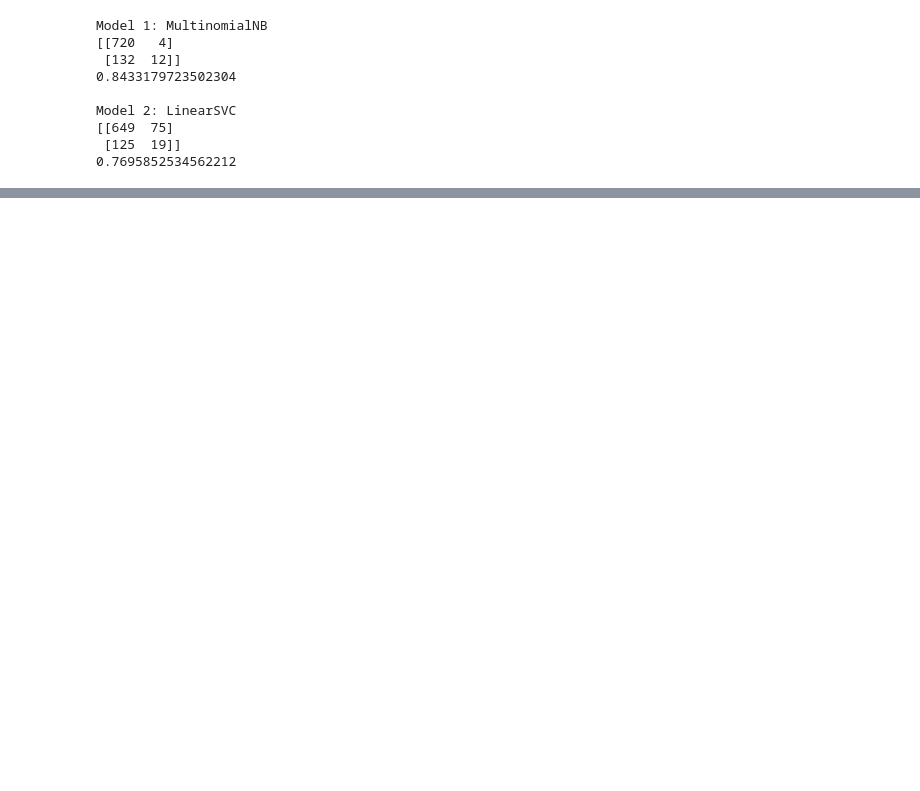
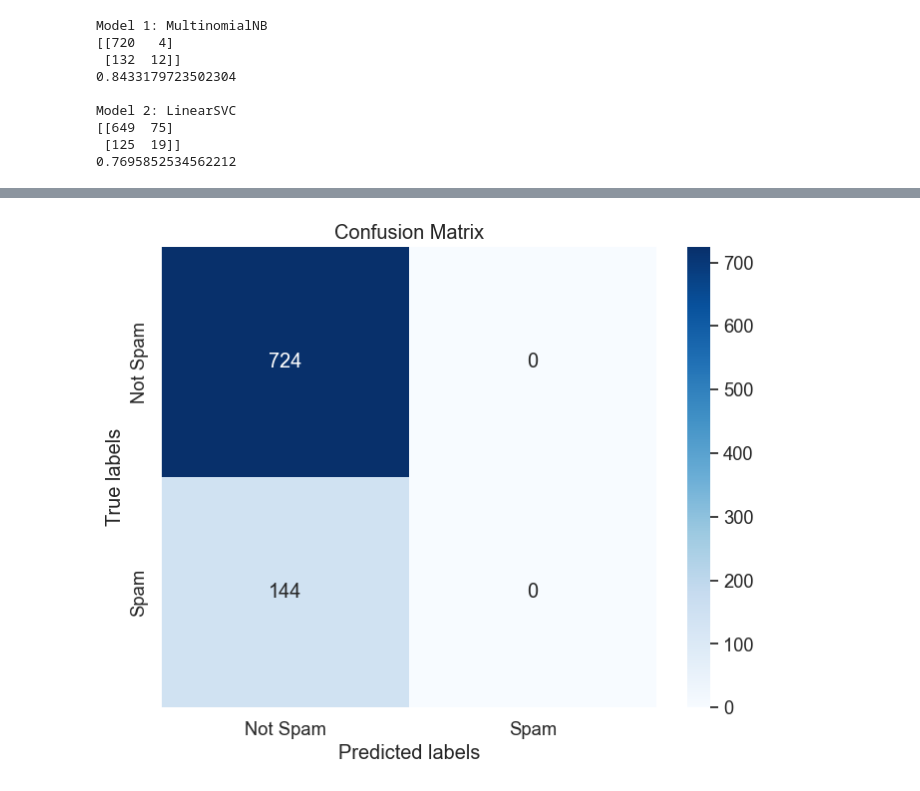
Before and after one commit to hiroonwijekoon/spam-mail-classifier, a Jupyter notebook: spam-classifier.ipynb, the cells around one changed output, grey strips where cells are left out. Saved outputs shown, nothing was run; the diff lists cells and outputs as text; code cells hidden in the pictures; blank space fills up the shorter version.

```diff
--- a/spam-classifier.ipynb
+++ b/spam-classifier.ipynb
@@ -87,0 +225,9 @@ Model 2: LinearSVC
+# %%
+# Convert data to PyTorch tensors
+x_train_tensor = torch.tensor(x_train_tfidf.values).float()
+y_train_tensor = torch.tensor(y_train.values).long()
+x_test_tensor = torch.tensor(x_test_tfidf.values).float()
+y_test_tensor = torch.tensor(y_test.values).long()
+# %%
+# Define loss function and optimizer
+criterion = nn.CrossEntropyLoss()
@@ -87,0 +269,22 @@ Model 2: LinearSVC
+# %%
+# Function to predict labels using the trained model
+def predict_labels(model, x_data):
+    model.eval()
+    with torch.no_grad():
+        outputs = model(x_data.long())  # Convert to LongTensor
+        _, predicted = torch.max(outputs, 1)
+    return predicted.numpy()
+
+# Predict labels for test data
+y_pred = predict_labels(model, x_test_tensor)
+
+# Convert ground truth labels to NumPy array
+y_test_np = y_test_tensor.numpy()
+
+# Calculate accuracy and confusion matrix
+accuracy = accuracy_score(y_test_np, y_pred)
+conf_matrix_NN = confusion_matrix(y_test_np, y_pred)
+
+print("Model 3:CNN")
+print(conf_matrix_NN)
+print("Accuracy:", accuracy)
@@ -87,0 +300,14 @@ Model 2: LinearSVC
+# %%
+# Define class labels
+class_names = ['Not Spam', 'Spam']
+
+# Plot confusion matrix
+plt.figure(figsize=(8, 6))
+sns.set(font_scale=1.2)
+sns.heatmap(conf_matrix_NN, annot=True, fmt='d', cmap='Blues', xticklabels=class_names, yticklabels=class_names)
+plt.xlabel('Predicted labels')
+plt.ylabel('True labels')
+plt.title('Confusion Matrix')
+plt.show()
+# %% [output]
+[figure, added]
```
Also changed, not shown: parts of 34 cells of this notebook, 1 other file.
